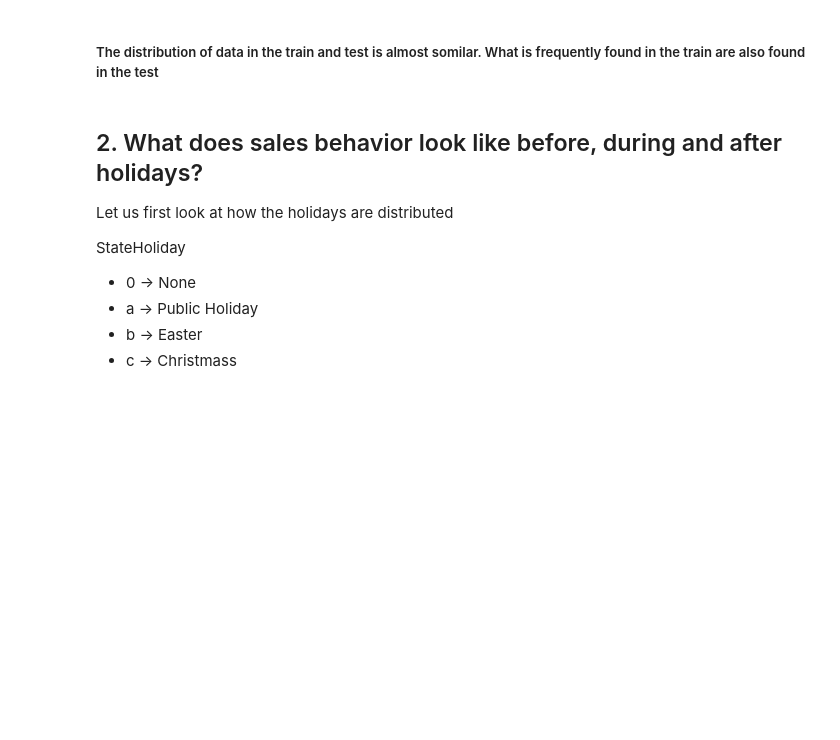
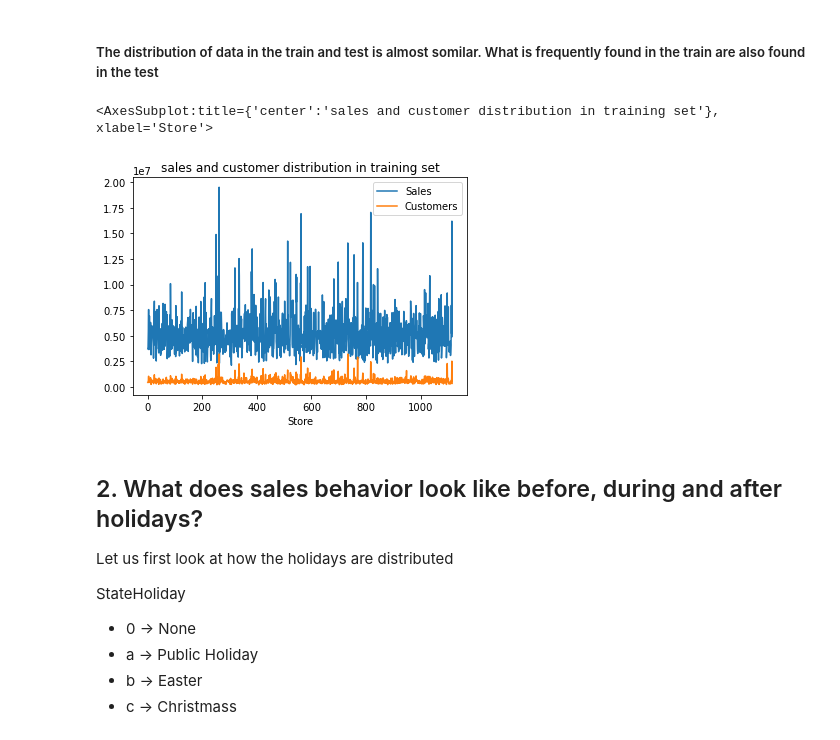
Before and after one commit to degagawolde/pharmaceutical-sales-prediction, a Jupyter notebook: notebooks/DataExploration.ipynb, the cells around one changed output. Drawn from its saved outputs; the diff is of its cells as text; code cells hidden in the pictures; blank space fills up the shorter version.

```diff
--- a/notebooks/DataExploration.ipynb
+++ b/notebooks/DataExploration.ipynb
@@ -94,6 +96,14 @@ YES
 [figure]
 # %% [markdown]
 ##### The distribution of data in the train and test is almost somilar. What is frequently found in the train are also found in the test
+# %%
+from turtle import title
+
+
+train_df.groupby('Store').agg({'Sales':'sum','Customers':'sum'}).plot(title='sales and customer distribution in training set')
+# %% [output]
+<AxesSubplot:title={'center':'sales and customer distribution in training set'}, xlabel='Store'>
+[figure, added]
 # %% [markdown]
 ## 2. What does sales behavior look like before, during and after holidays?
 
```
Also changed, not shown: parts of 17 cells of this notebook, 3 other files.
